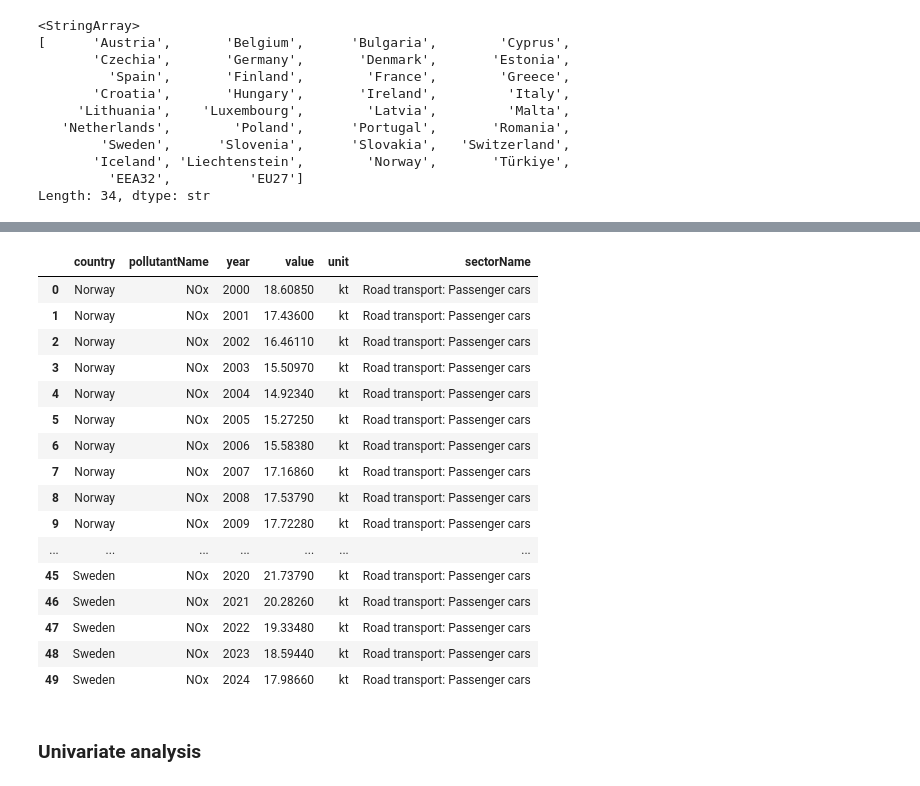
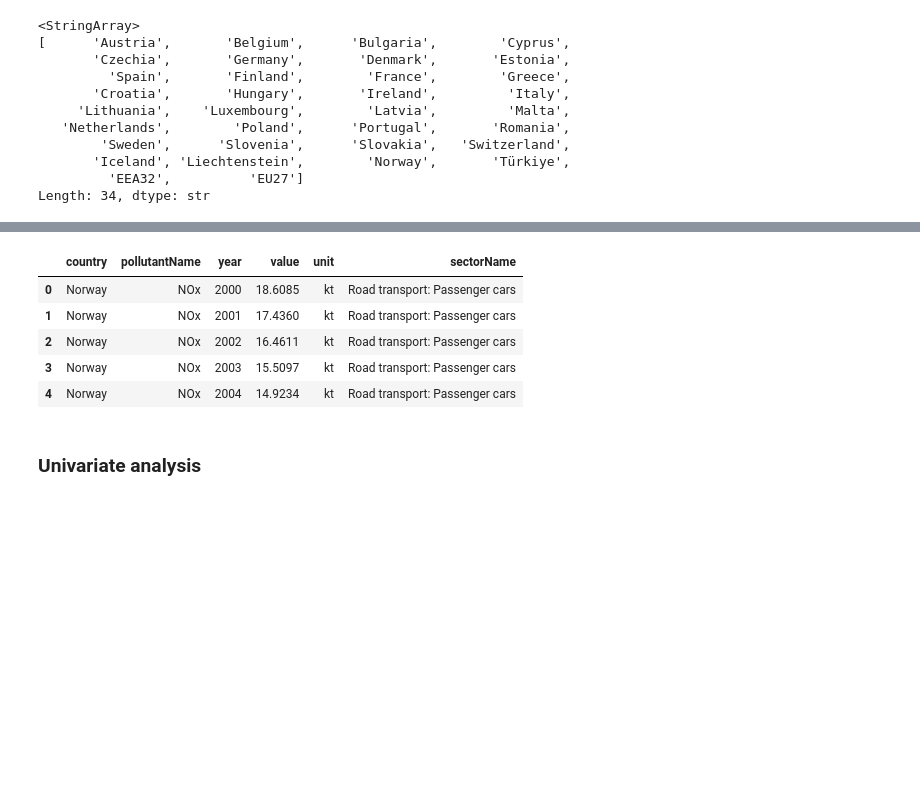
Before and after one commit to Mxlrt69/Data_Science_Project, a Jupyter notebook: data_cleaning_emissions.ipynb, the cells around one changed output, grey strips where cells are left out. Saved outputs shown, nothing was run; the diff lists cells and outputs as text; code cells hidden in the pictures; blank space fills up the shorter version.

```diff
--- a/data_cleaning_emissions.ipynb
+++ b/data_cleaning_emissions.ipynb
@@ -239,26 +228,15 @@ df_NOx_total_clean
 # %%
 df_NOx_transport_clean = (df_NOx_transport[df_NOx_transport["country"].isin(considered_countries)]
                 .sort_values(["country", "year"], ascending=[True, True]).reset_index(drop=True))
 
-df_NOx_transport_clean
+df_NOx_transport_clean.head()
 # %% [output]
 |  | country | pollutantName | year | value | unit | sectorName |
-| 0 | Norway | NOx | 2000 | 18.60850 | kt | Road transport: Passenger cars |
-| 1 | Norway | NOx | 2001 | 17.43600 | kt | Road transport: Passenger cars |
-| 2 | Norway | NOx | 2002 | 16.46110 | kt | Road transport: Passenger cars |
-| 3 | Norway | NOx | 2003 | 15.50970 | kt | Road transport: Passenger cars |
-| 4 | Norway | NOx | 2004 | 14.92340 | kt | Road transport: Passenger cars |
-| 5 | Norway | NOx | 2005 | 15.27250 | kt | Road transport: Passenger cars |
-| 6 | Norway | NOx | 2006 | 15.58380 | kt | Road transport: Passenger cars |
-| 7 | Norway | NOx | 2007 | 17.16860 | kt | Road transport: Passenger cars |
-| 8 | Norway | NOx | 2008 | 17.53790 | kt | Road transport: Passenger cars |
-| 9 | Norway | NOx | 2009 | 17.72280 | kt | Road transport: Passenger cars |
-| ... | ... | ... | ... | ... | ... | ... |
-| 45 | Sweden | NOx | 2020 | 21.73790 | kt | Road transport: Passenger cars |
-| 46 | Sweden | NOx | 2021 | 20.28260 | kt | Road transport: Passenger cars |
-| 47 | Sweden | NOx | 2022 | 19.33480 | kt | Road transport: Passenger cars |
-| 48 | Sweden | NOx | 2023 | 18.59440 | kt | Road transport: Passenger cars |
-| 49 | Sweden | NOx | 2024 | 17.98660 | kt | Road transport: Passenger cars |
+| 0 | Norway | NOx | 2000 | 18.6085 | kt | Road transport: Passenger cars |
+| 1 | Norway | NOx | 2001 | 17.4360 | kt | Road transport: Passenger cars |
+| 2 | Norway | NOx | 2002 | 16.4611 | kt | Road transport: Passenger cars |
+| 3 | Norway | NOx | 2003 | 15.5097 | kt | Road transport: Passenger cars |
+| 4 | Norway | NOx | 2004 | 14.9234 | kt | Road transport: Passenger cars |
 # %% [markdown]
 ### Univariate analysis
 # %% [markdown]
```
Also changed, not shown: parts of 3 cells of this notebook.
